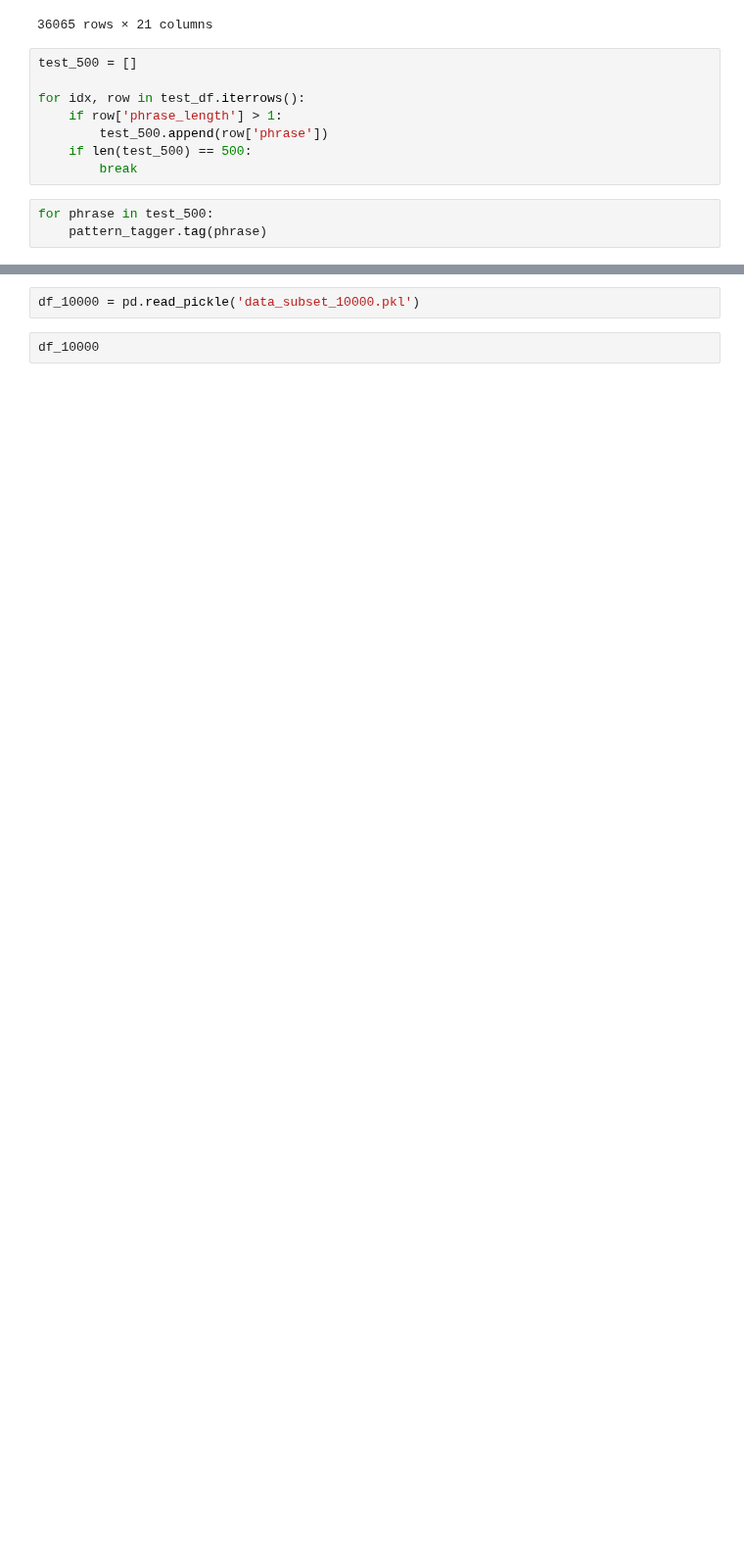
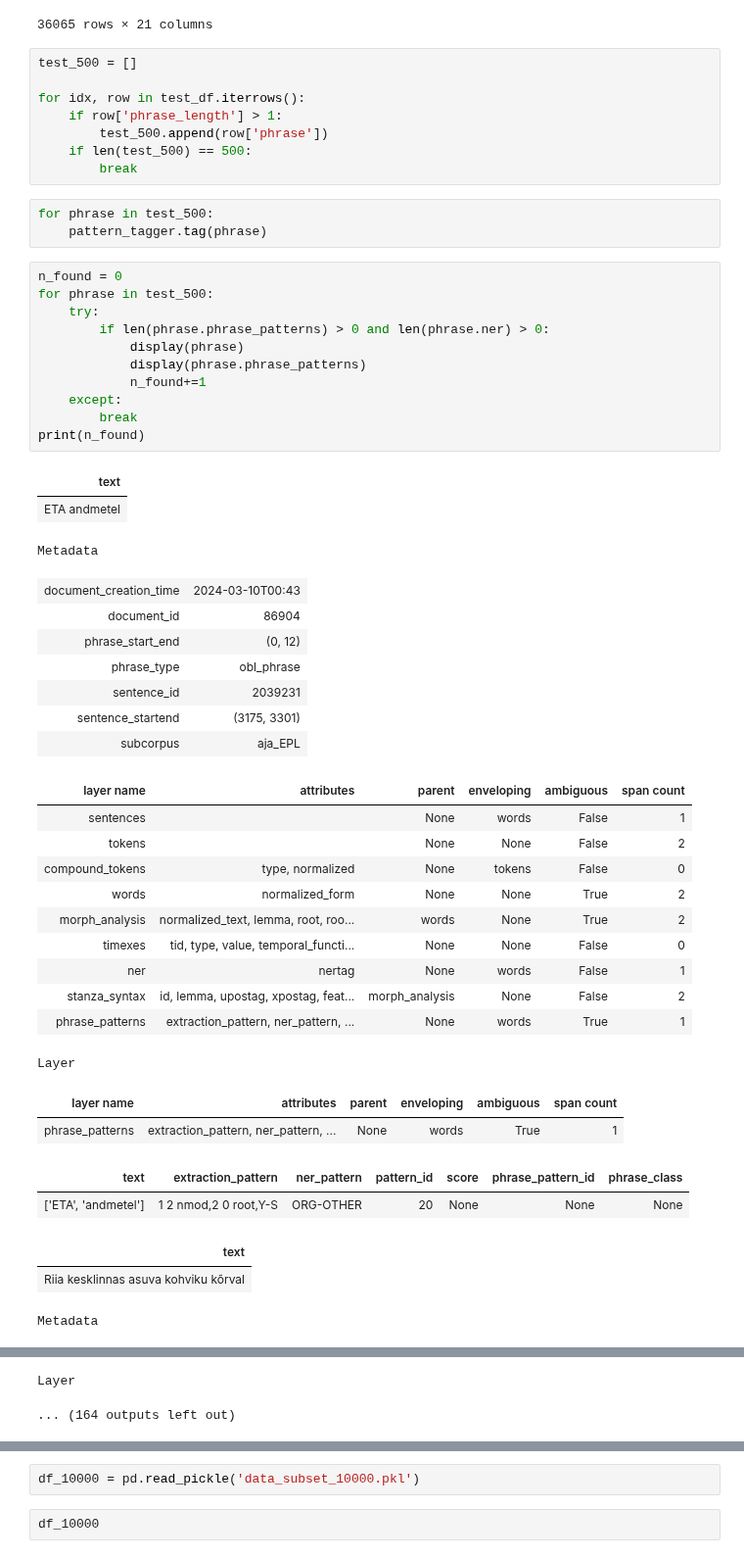
Before and after one commit to estnltk/syntax_experiments, a Jupyter notebook: test_100000_sentences/atomic_phrases_reverse/patterns/PhrasePatternTagger.ipynb, the cells around one changed output, grey strips where cells are left out. Shown at 98% size. Saved outputs shown, nothing was run; the diff lists cells and outputs as text; blank space fills up the shorter version.

```diff
--- a/test_100000_sentences/atomic_phrases_reverse/patterns/PhrasePatternTagger.ipynb
+++ b/test_100000_sentences/atomic_phrases_reverse/patterns/PhrasePatternTagger.ipynb
@@ -186,3 +263,43 @@ for idx, row in test_df.iterrows():
 # %%
 for phrase in test_500:
     pattern_tagger.tag(phrase)
+# %%
+n_found = 0
+for phrase in test_500:
+    try:
+        if len(phrase.phrase_patterns) > 0 and len(phrase.ner) > 0:
+            display(phrase)
+            display(phrase.phrase_patterns)
+            n_found+=1
+    except:
+        break
+print(n_found)
+# %% [output]
+| text |
+| ETA andmetel |
+Metadata
+| document_creation_time | 2024-03-10T00:43 |
+| document_id | 86904 |
+| phrase_start_end | (0, 12) |
+| phrase_type | obl_phrase |
+| sentence_id | 2039231 |
+| sentence_startend | (3175, 3301) |
+| subcorpus | aja_EPL |
+| layer name | attributes | parent | enveloping | ambiguous | span count |
+| sentences |  | None | words | False | 1 |
+| tokens |  | None | None | False | 2 |
+| compound_tokens | type, normalized | None | tokens | False | 0 |
+| words | normalized_form | None | None | True | 2 |
+| morph_analysis | normalized_text, lemma, root, roo... | words | None | True | 2 |
+| timexes | tid, type, value, temporal_functi... | None | None | False | 0 |
+| ner | nertag | None | words | False | 1 |
+| stanza_syntax | id, lemma, upostag, xpostag, feat... | morph_analysis | None | False | 2 |
+| phrase_patterns | extraction_pattern, ner_pattern, ... | None | words | True | 1 |
+Layer
+| layer name | attributes | parent | enveloping | ambiguous | span count |
+| phrase_patterns | extraction_pattern, ner_pattern, ... | None | words | True | 1 |
+| text | extraction_pattern | ner_pattern | pattern_id | score | phrase_pattern_id | phrase_class |
+| ['ETA', 'andmetel'] | 1 2 nmod,2 0 root,Y-S | ORG-OTHER | 20 | None | None | None |
+| text |
+| Riia kesklinnas asuva kohviku kõrval |
+Metadata
@@ -189 +323,3 @@ for phrase in test_500:
+Layer
+... (164 outputs left out)
 # %%
```
Also changed, not shown: parts of 22 cells of this notebook, 2 other files.
